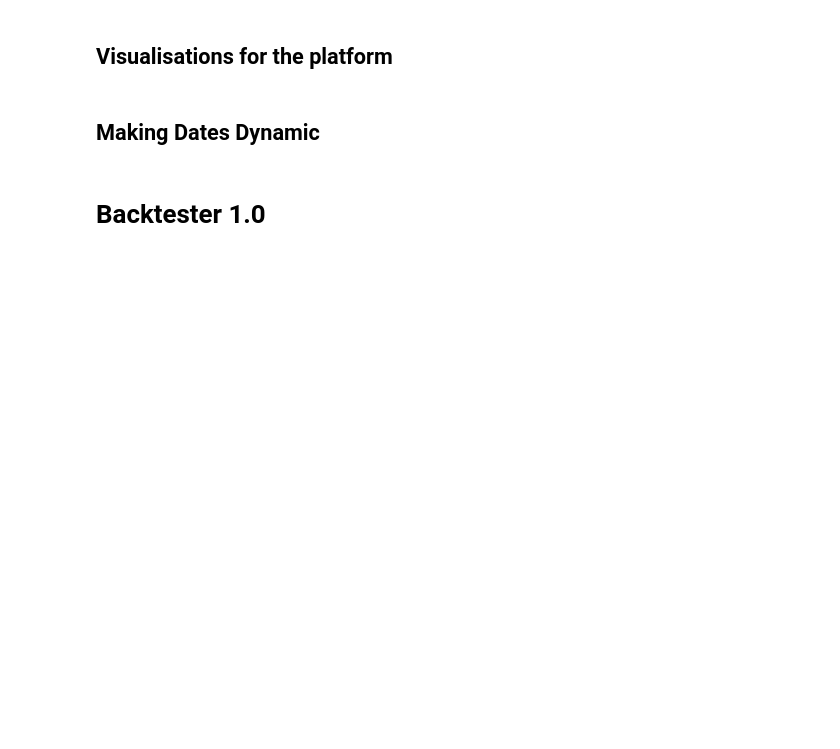
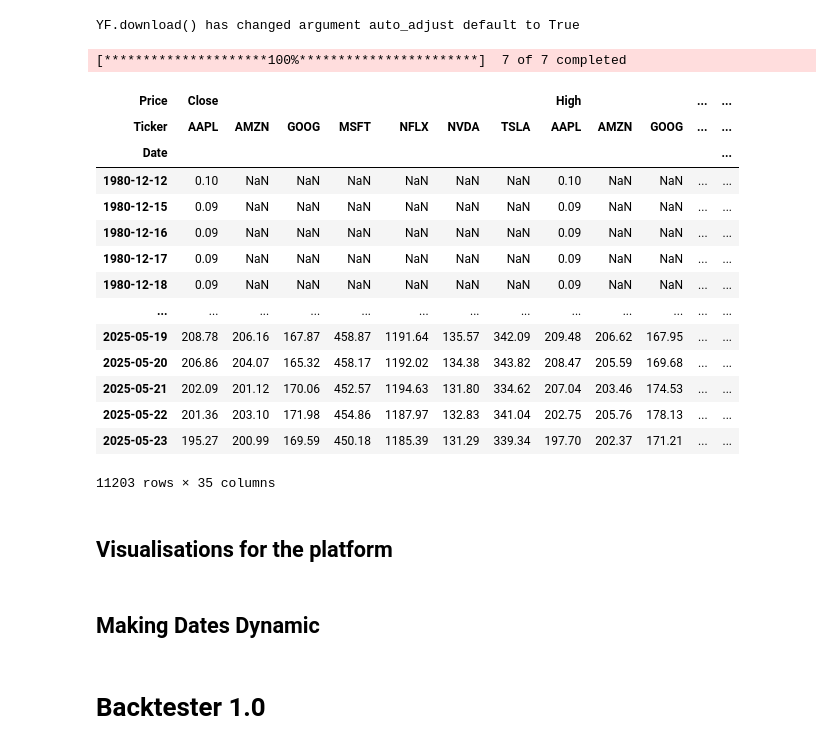
Before and after one commit to santiago20342/python-coruse, a Jupyter notebook: Projects/backtester/test.ipynb, the cells around one changed output. Drawn from its saved outputs; the diff is of its cells as text; code cells hidden in the pictures; blank space fills up the shorter version.

```diff
--- a/Projects/backtester/test.ipynb
+++ b/Projects/backtester/test.ipynb
@@ -47,25 +47,39 @@ print("Portfolio Value:", portfolio.get_portfolio_value(prices_close_df))
 # %%
 #1. getting data from yfinance
 # Example usage
 from data_fetch import get_price
 from portfolio import Portfolio
 from plotter import plot_prices
 
 shares = ['AAPL', 'MSFT', 'GOOG', 'AMZN', 'TSLA', 'NVDA', 'NFLX']
 num_shares = [1, 1, 1, 1, 1, 1, 1] # Number of shares for each asset
 portfolio = Portfolio()
 for i, symbol in enumerate(shares):
     portfolio.add_asset(symbol, num_shares[i])
 
 
 
-
-start = '2024-01-01'
-end = '2025-01-01'
-
-#prices_df = get_price(shares, start, end)
+prices_df = get_price(shares)
 #prices_df.to_csv('prices.csv', index=True)
-# retrieving prices from csv
+prices_df
+# %% [output]
+YF.download() has changed argument auto_adjust default to True
+[*********************100%***********************]  7 of 7 completed
+| Price | Close |  |  |  |  |  |  | High |  |  | ... | ... |
+| Ticker | AAPL | AMZN | GOOG | MSFT | NFLX | NVDA | TSLA | AAPL | AMZN | GOOG | ... | ... |
+| Date |  |  |  |  |  |  |  |  |  |  |  | ... |
+| 1980-12-12 | 0.10 | NaN | NaN | NaN | NaN | NaN | NaN | 0.10 | NaN | NaN | ... | ... |
+| 1980-12-15 | 0.09 | NaN | NaN | NaN | NaN | NaN | NaN | 0.09 | NaN | NaN | ... | ... |
+| 1980-12-16 | 0.09 | NaN | NaN | NaN | NaN | NaN | NaN | 0.09 | NaN | NaN | ... | ... |
+| 1980-12-17 | 0.09 | NaN | NaN | NaN | NaN | NaN | NaN | 0.09 | NaN | NaN | ... | ... |
+| 1980-12-18 | 0.09 | NaN | NaN | NaN | NaN | NaN | NaN | 0.09 | NaN | NaN | ... | ... |
+| ... | ... | ... | ... | ... | ... | ... | ... | ... | ... | ... | ... | ... |
+| 2025-05-19 | 208.78 | 206.16 | 167.87 | 458.87 | 1191.64 | 135.57 | 342.09 | 209.48 | 206.62 | 167.95 | ... | ... |
+| 2025-05-20 | 206.86 | 204.07 | 165.32 | 458.17 | 1192.02 | 134.38 | 343.82 | 208.47 | 205.59 | 169.68 | ... | ... |
+| 2025-05-21 | 202.09 | 201.12 | 170.06 | 452.57 | 1194.63 | 131.80 | 334.62 | 207.04 | 203.46 | 174.53 | ... | ... |
+| 2025-05-22 | 201.36 | 203.10 | 171.98 | 454.86 | 1187.97 | 132.83 | 341.04 | 202.75 | 205.76 | 178.13 | ... | ... |
+| 2025-05-23 | 195.27 | 200.99 | 169.59 | 450.18 | 1185.39 | 131.29 | 339.34 | 197.70 | 202.37 | 171.21 | ... | ... |
+11203 rows × 35 columns
 # %%
 import pandas as pd
 #retrieve data from csv
```
Also changed, not shown: parts of 2 cells of this notebook, 6 other files.
